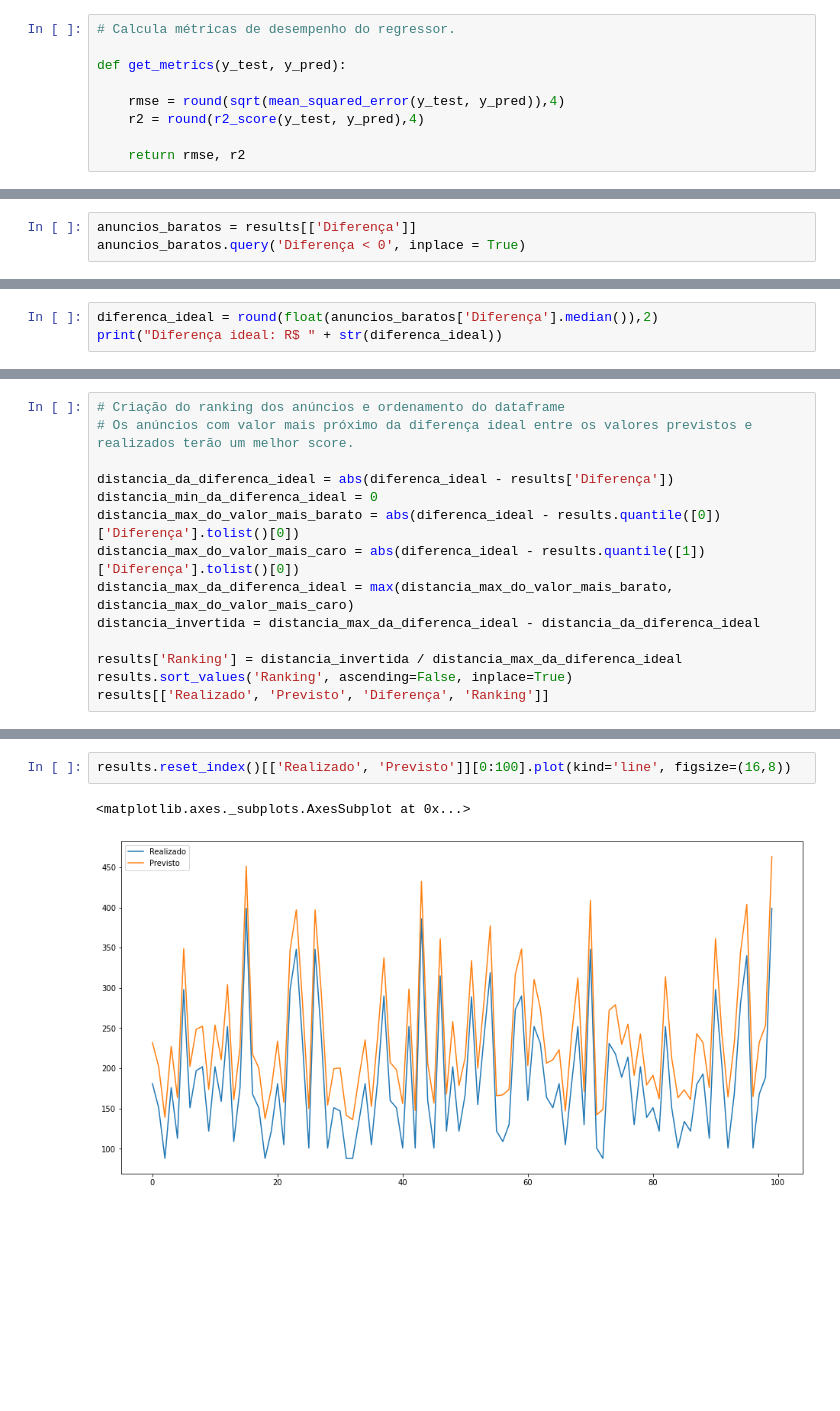
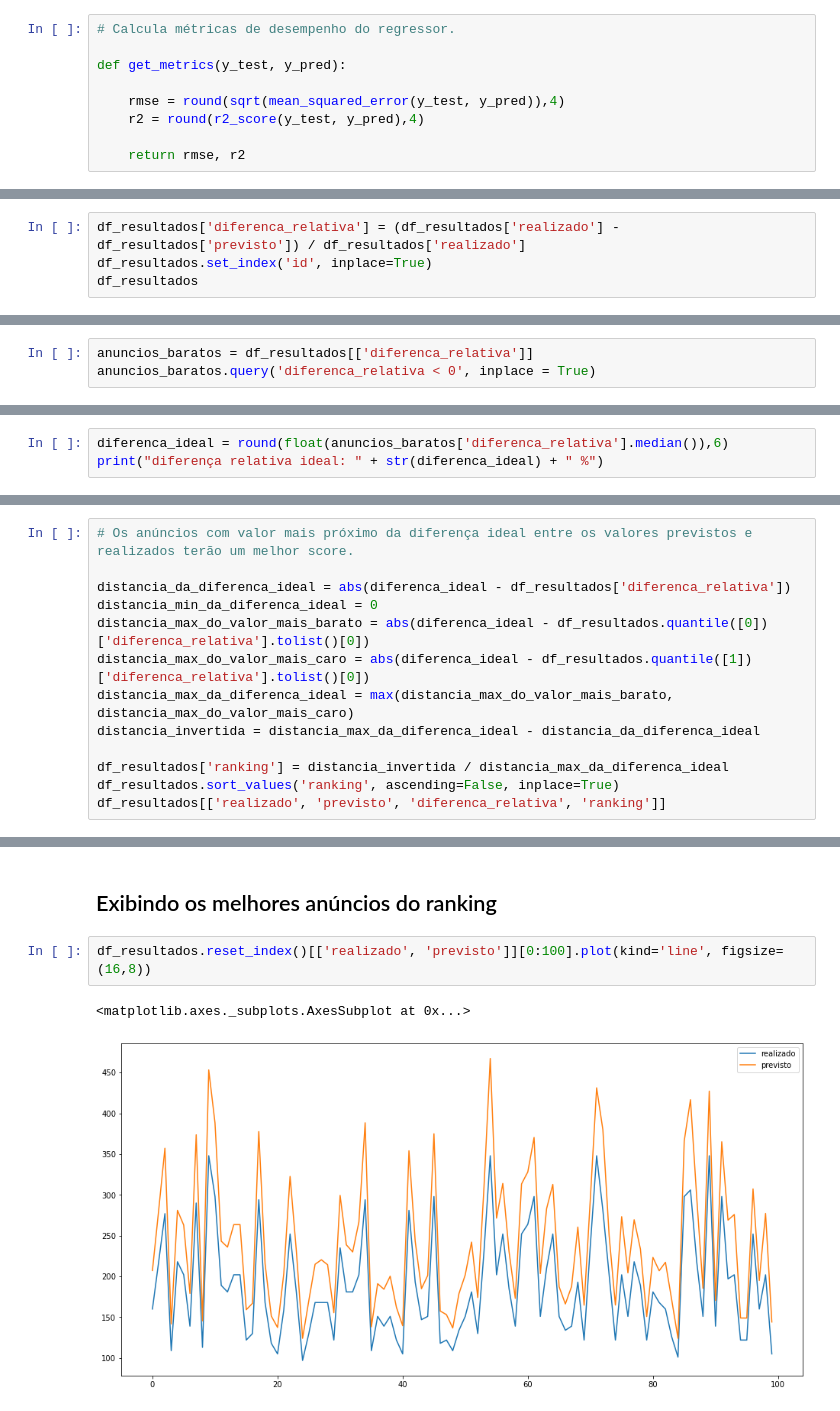
Before and after one commit to frlsouza/pmv_tcc_airbnb, a Jupyter notebook: tcc-puc-airbnb-e-resultados.ipynb, the cells around one changed output, grey strips where cells are left out. Cells and saved outputs as stored; diff of their text form; blank space fills up the shorter version.

```diff
--- a/tcc-puc-airbnb-e-resultados.ipynb
+++ b/tcc-puc-airbnb-e-resultados.ipynb
@@ -136,0 +138,4 @@ results
+# %%
+df_resultados['diferenca_relativa'] = (df_resultados['realizado'] - df_resultados['previsto']) / df_resultados['realizado']
+df_resultados.set_index('id', inplace=True)
+df_resultados
@@ -137,6 +157,6 @@ results
 # %%
-anuncios_baratos = results[['Diferença']]
-anuncios_baratos.query('Diferença < 0', inplace = True)
+anuncios_baratos = df_resultados[['diferenca_relativa']]
+anuncios_baratos.query('diferenca_relativa < 0', inplace = True)
 # %%
 anuncios_baratos
 # %% [output]
@@ -183,4 +213,4 @@ results.quantile([0, 0.25, 0.5, 0.75, 1])['Diferença'].tolist()
 # %%
-diferenca_ideal = round(float(anuncios_baratos['Diferença'].median()),2)
-print("Diferença ideal: R$ " + str(diferenca_ideal))
+diferenca_ideal = round(float(anuncios_baratos['diferenca_relativa'].median()),6)
+print("diferença relativa ideal: " + str(diferenca_ideal) + " %")
 # %% [output]
@@ -188,15 +220,14 @@ Diferença ideal: R$ -51.03
 # %%
-# Criação do ranking dos anúncios e ordenamento do dataframe
 # Os anúncios com valor mais próximo da diferença ideal entre os valores previstos e realizados terão um melhor score.
 
-distancia_da_diferenca_ideal = abs(diferenca_ideal - results['Diferença'])
+distancia_da_diferenca_ideal = abs(diferenca_ideal - df_resultados['diferenca_relativa'])
 distancia_min_da_diferenca_ideal = 0
-distancia_max_do_valor_mais_barato = abs(diferenca_ideal - results.quantile([0])['Diferença'].tolist()[0])
-distancia_max_do_valor_mais_caro = abs(diferenca_ideal - results.quantile([1])['Diferença'].tolist()[0])
+distancia_max_do_valor_mais_barato = abs(diferenca_ideal - df_resultados.quantile([0])['diferenca_relativa'].tolist()[0])
+distancia_max_do_valor_mais_caro = abs(diferenca_ideal - df_resultados.quantile([1])['diferenca_relativa'].tolist()[0])
 distancia_max_da_diferenca_ideal = max(distancia_max_do_valor_mais_barato, distancia_max_do_valor_mais_caro)
 distancia_invertida = distancia_max_da_diferenca_ideal - distancia_da_diferenca_ideal
 
-results['Ranking'] = distancia_invertida / distancia_max_da_diferenca_ideal
-results.sort_values('Ranking', ascending=False, inplace=True)
-results[['Realizado', 'Previsto', 'Diferença', 'Ranking']]
+df_resultados['ranking'] = distancia_invertida / distancia_max_da_diferenca_ideal
+df_resultados.sort_values('ranking', ascending=False, inplace=True)
+df_resultados[['realizado', 'previsto', 'diferenca_relativa', 'ranking']]
 # %% [output]
@@ -216,6 +247,8 @@ results[['Realizado', 'Previsto', 'Diferença', 'Ranking']]
 700 rows × 4 columns
+# %% [markdown]
+## Exibindo os melhores anúncios do ranking
 # %%
-results.reset_index()[['Realizado', 'Previsto']][0:100].plot(kind='line', figsize=(16,8))
+df_resultados.reset_index()[['realizado', 'previsto']][0:100].plot(kind='line', figsize=(16,8))
 # %% [output]
 <matplotlib.axes._subplots.AxesSubplot at 0x...>
-[figure, old version]
+[figure, new version]
```
Also changed, not shown: parts of 37 cells of this notebook, 8 other files.
